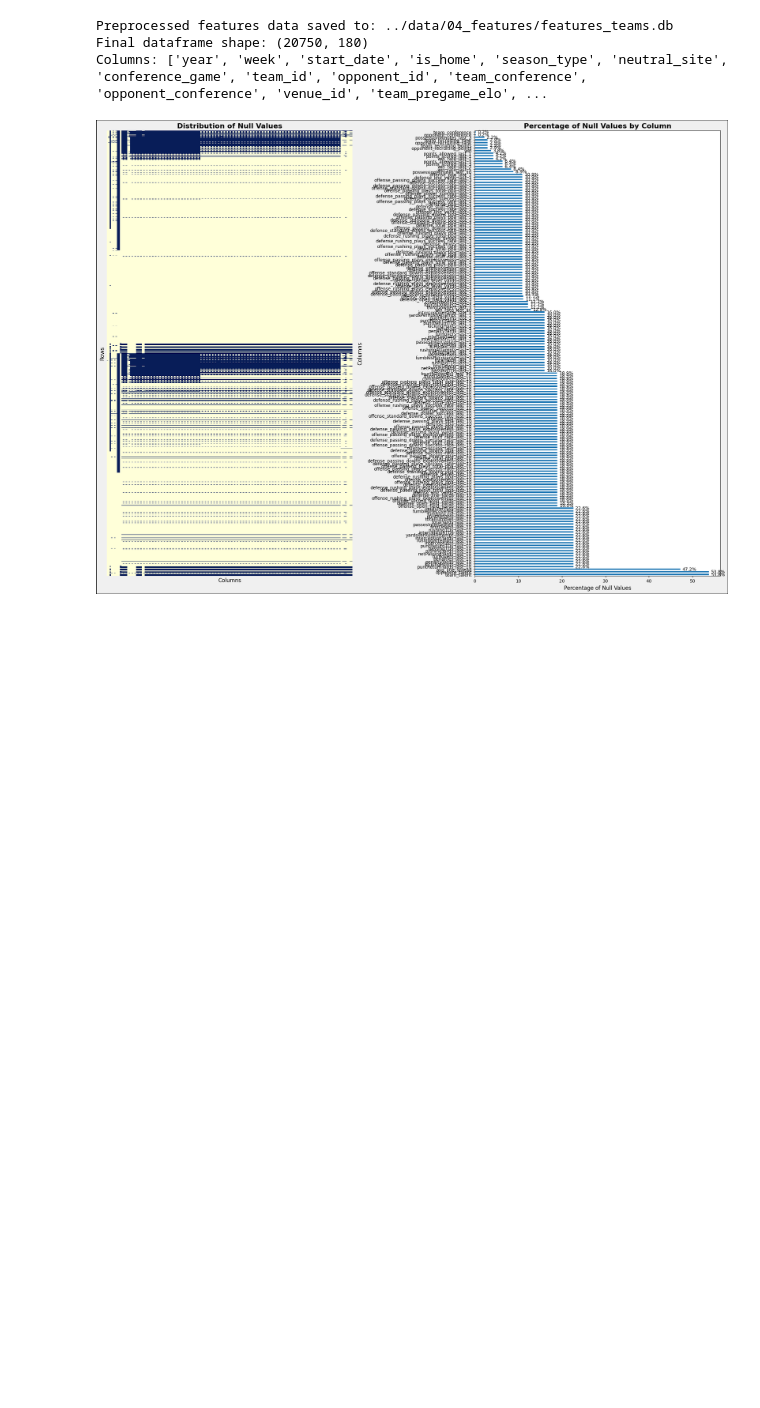
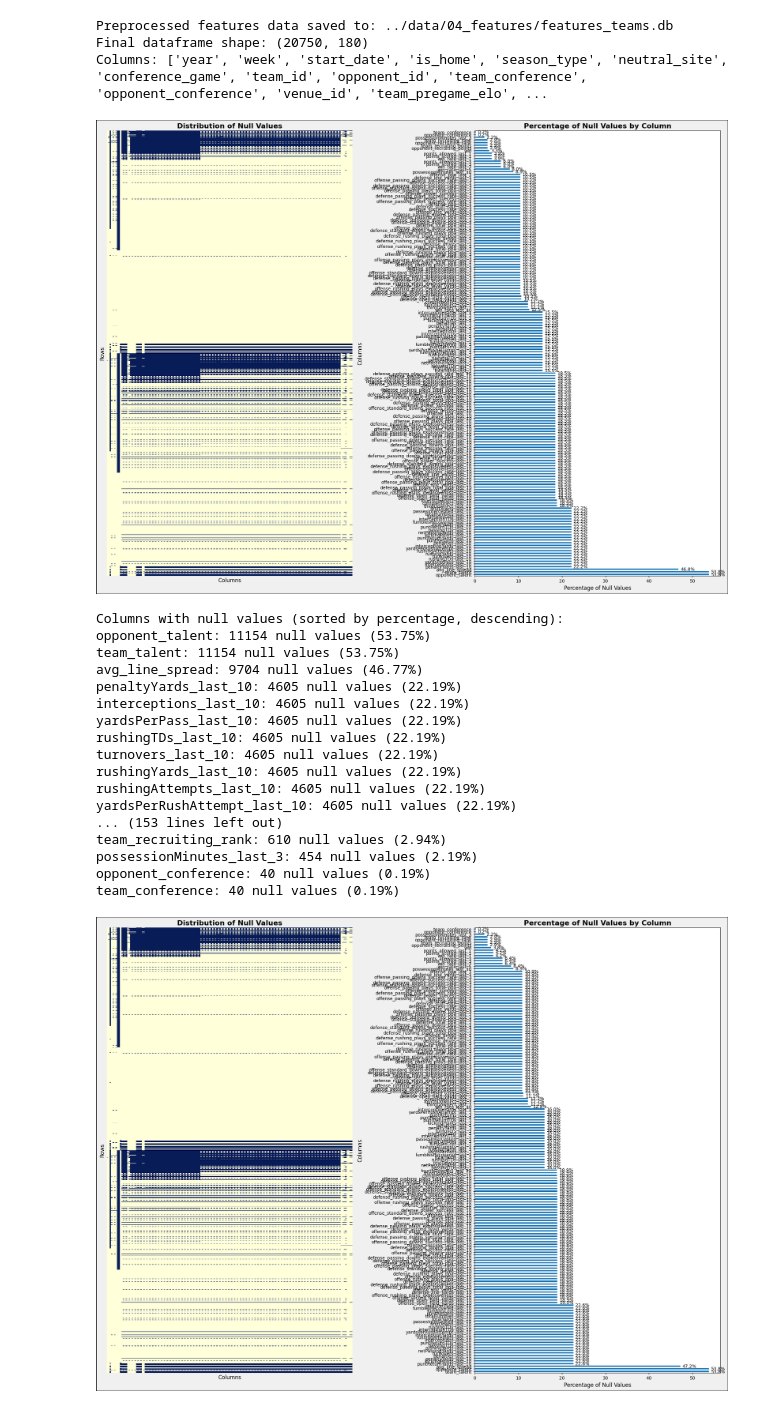
Before and after one commit to tablecables/college_football_predictor, a Jupyter notebook: notebooks/04_feature_engineering.ipynb, the cells around one changed output. Cells and saved outputs as stored; diff of their text form; code cells hidden in the pictures; blank space fills up the shorter version.

```diff
--- a/notebooks/04_feature_engineering.ipynb
+++ b/notebooks/04_feature_engineering.ipynb
@@ -95,6 +92,27 @@ print(f"Columns: {df_final.columns.tolist()}")
 Preprocessed features data saved to: ../data/04_features/features_teams.db
 Final dataframe shape: (20750, 180)
 Columns: ['year', 'week', 'start_date', 'is_home', 'season_type', 'neutral_site', 'conference_game', 'team_id', 'opponent_id', 'team_conference', 'opponent_conference', 'venue_id', 'team_pregame_elo', ...
+# %%
+visualize_null_values(df_final)
+# %% [output]
+[figure, added]
+Columns with null values (sorted by percentage, descending):
+opponent_talent: 11154 null values (53.75%)
+team_talent: 11154 null values (53.75%)
+avg_line_spread: 9704 null values (46.77%)
+penaltyYards_last_10: 4605 null values (22.19%)
+interceptions_last_10: 4605 null values (22.19%)
+yardsPerPass_last_10: 4605 null values (22.19%)
+rushingTDs_last_10: 4605 null values (22.19%)
+turnovers_last_10: 4605 null values (22.19%)
+rushingYards_last_10: 4605 null values (22.19%)
+rushingAttempts_last_10: 4605 null values (22.19%)
+yardsPerRushAttempt_last_10: 4605 null values (22.19%)
+... (153 lines left out)
+team_recruiting_rank: 610 null values (2.94%)
+possessionMinutes_last_3: 454 null values (2.19%)
+opponent_conference: 40 null values (0.19%)
+team_conference: 40 null values (0.19%)
 # %%
 visualize_null_values(df_final)
 # %% [output]
```
Also changed, not shown: parts of 1 cell of this notebook, 12 other files.
